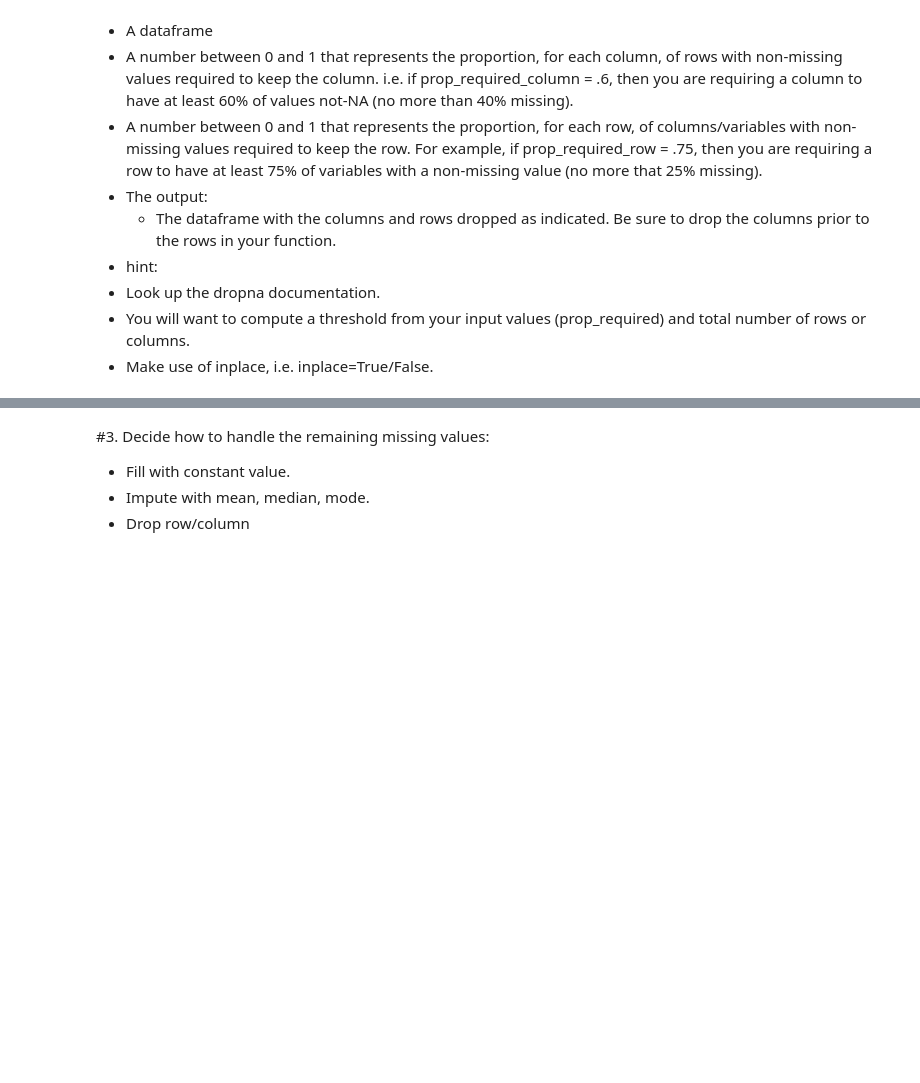
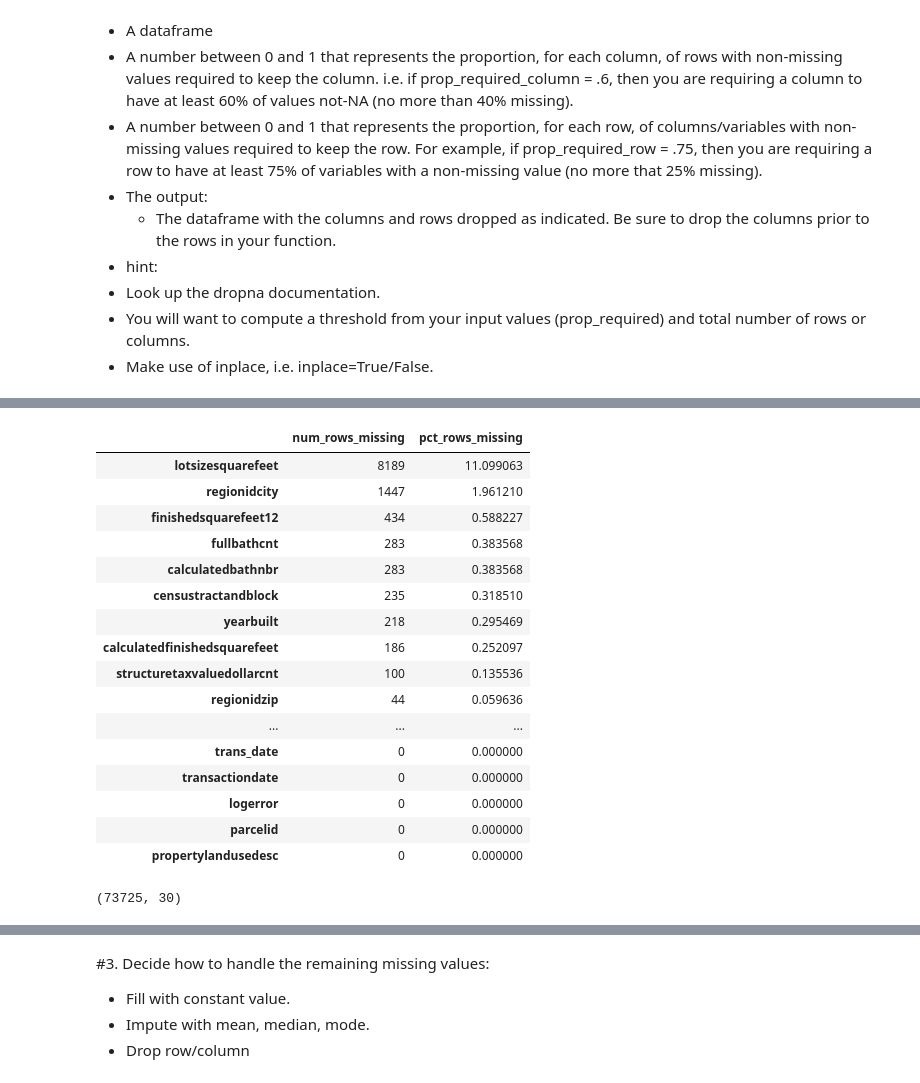
Before and after one commit to Ken-Alviola/clustering-exercises, a Jupyter notebook: zillow.ipynb, the cells around one changed output, grey strips where cells are left out. Saved outputs shown, nothing was run; the diff lists cells and outputs as text; code cells hidden in the pictures; blank space fills up the shorter version.

```diff
--- a/zillow.ipynb
+++ b/zillow.ipynb
@@ -216,7 +216,7 @@ def missing_rows(df):
     missing = pd.DataFrame()
     missing['num_rows_missing'] = df.isnull().sum()
     missing['pct_rows_missing'] = df.isnull().sum()/len(df) * 100
-    return missing
+    return missing.sort_values('pct_rows_missing',ascending=False)
 # %%
 nulls = missing_rows(zillow)
 # %%
@@ -310,0 +383,25 @@ Prepare
+# %%
+missing_rows(zillow_dropped)
+# %% [output]
+|  | num_rows_missing | pct_rows_missing |
+| lotsizesquarefeet | 8189 | 11.099063 |
+| regionidcity | 1447 | 1.961210 |
+| finishedsquarefeet12 | 434 | 0.588227 |
+| fullbathcnt | 283 | 0.383568 |
+| calculatedbathnbr | 283 | 0.383568 |
+| censustractandblock | 235 | 0.318510 |
+| yearbuilt | 218 | 0.295469 |
+| calculatedfinishedsquarefeet | 186 | 0.252097 |
+| structuretaxvaluedollarcnt | 100 | 0.135536 |
+| regionidzip | 44 | 0.059636 |
+| ... | ... | ... |
+| trans_date | 0 | 0.000000 |
+| transactiondate | 0 | 0.000000 |
+| logerror | 0 | 0.000000 |
+| parcelid | 0 | 0.000000 |
+| propertylandusedesc | 0 | 0.000000 |
+# %%
+zillow_dropped = zillow[(zillow_dropped.regionidzip < 100000)&(zillow_dropped.regionidzip.notnull())]
+zillow_dropped.shape
+# %% [output]
+(73725, 30)
```
Also changed, not shown: parts of 8 cells of this notebook.
